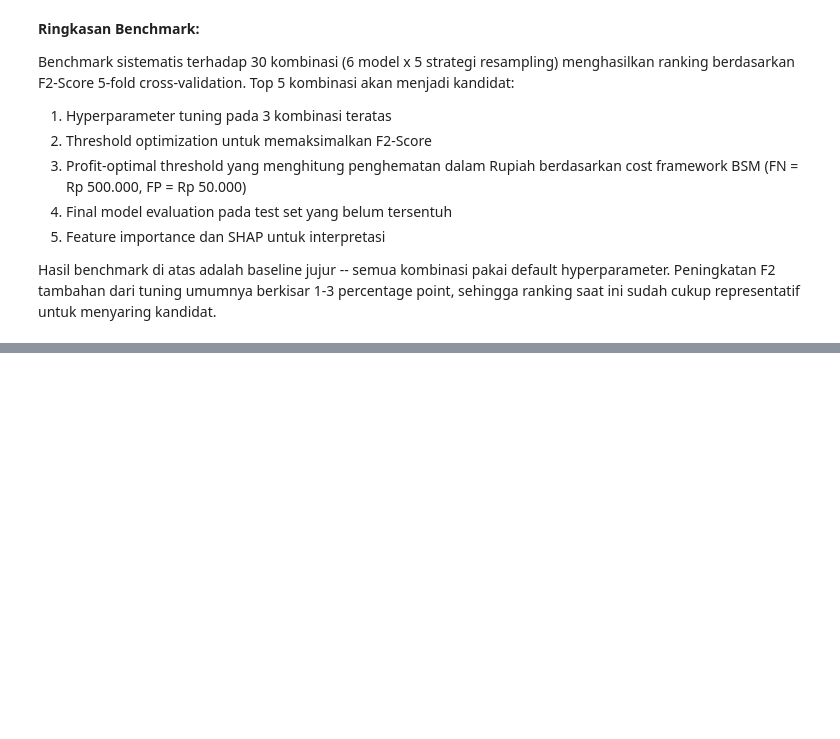
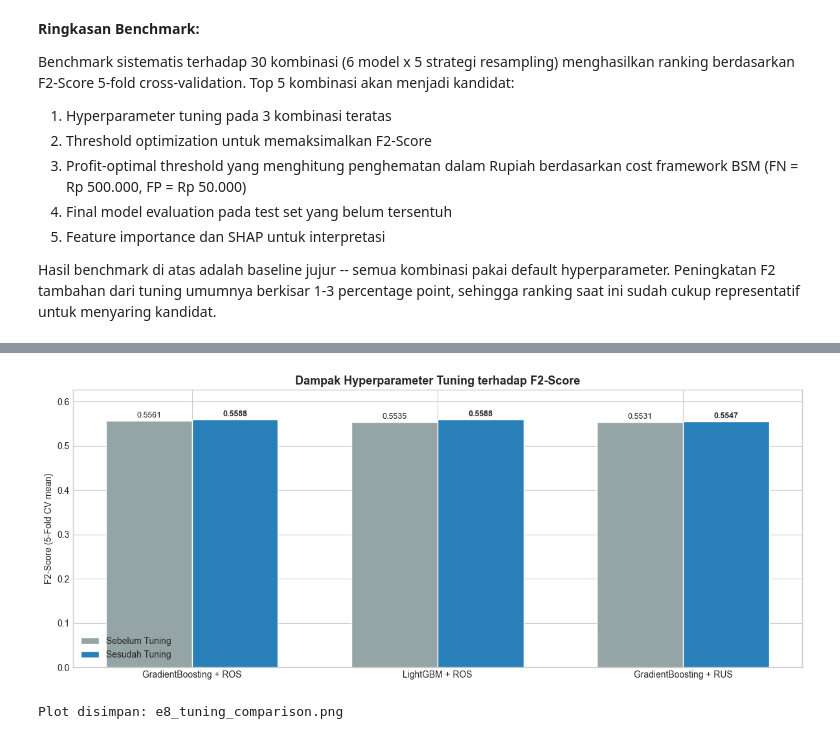
Before and after one commit to ravasrgh/bank-marketing-campaign-predictive-analytics, a Jupyter notebook: BSM_Bank_Marketing_FinalProject.ipynb, the cells around one changed output, grey strips where cells are left out. Saved outputs shown, nothing was run; the diff lists cells and outputs as text; code cells hidden in the pictures; blank space fills up the shorter version.

```diff
--- a/BSM_Bank_Marketing_FinalProject.ipynb
+++ b/BSM_Bank_Marketing_FinalProject.ipynb
@@ -964,7 +998,7 @@ for i in range(1, 7):
  tbl[i, 2].set_facecolor('#d5f5e3')
  tbl[i, 2].set_text_props(fontweight='bold', color='#1a5276')
 
-ax.set_title("Tabel Keputusan Handling 'unknown' — Section C",
+ax.set_title("Tabel Keputusan Handling 'unknown' -- Section C",
  fontsize=13, fontweight='bold', pad=20)
 plt.tight_layout()
 plt.savefig('unknown_decision_table.png', dpi=150, bbox_inches='tight')
@@ -3233,0 +3501,33 @@ Hasil benchmark di atas adalah baseline jujur -- semua kombinasi pakai default h
+# %%
+# Visualisasi dampak tuning
+fig, ax = plt.subplots(figsize=(12, 5))
+
+combos   = tuning_df['Combo'].tolist()
+x_idx    = np.arange(len(combos))
+width    = 0.35
+
+bars_before = ax.bar(x_idx - width/2, tuning_df['F2_before'], width,
+                     label='Sebelum Tuning', color='#95a5a6', edgecolor='white')
+bars_after  = ax.bar(x_idx + width/2, tuning_df['F2_after'],  width,
+                     label='Sesudah Tuning', color='#2980b9', edgecolor='white')
+
+for bar in bars_before:
+    ax.text(bar.get_x() + bar.get_width()/2, bar.get_height() + 0.003,
+            f'{bar.get_height():.4f}', ha='center', va='bottom', fontsize=9)
+for bar in bars_after:
+    ax.text(bar.get_x() + bar.get_width()/2, bar.get_height() + 0.003,
+            f'{bar.get_height():.4f}', ha='center', va='bottom', fontsize=9, fontweight='bold')
+
+ax.set_xticks(x_idx)
+ax.set_xticklabels(combos, fontsize=10)
+ax.set_ylabel('F2-Score (5-Fold CV mean)')
+ax.set_title('Dampak Hyperparameter Tuning terhadap F2-Score', fontsize=13, fontweight='bold')
+ax.legend()
+ax.set_ylim(0, max(tuning_df['F2_after'].max(), tuning_df['F2_before'].max()) * 1.12)
+plt.tight_layout()
+plt.savefig('e8_tuning_comparison.png', dpi=150, bbox_inches='tight')
+plt.show()
+print("Plot disimpan: e8_tuning_comparison.png")
+# %% [output]
+[figure, added]
+Plot disimpan: e8_tuning_comparison.png
```
Also changed, not shown: parts of 82 cells of this notebook, 1 other file.
